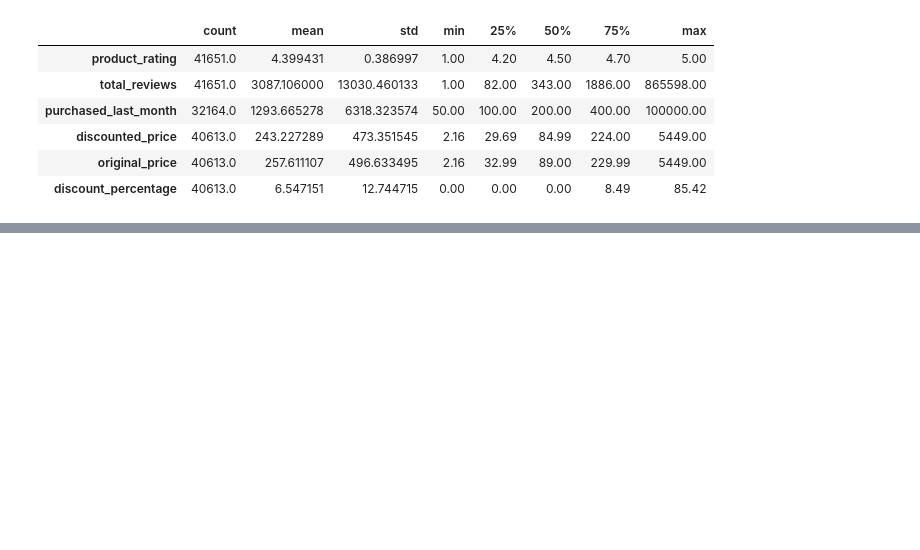
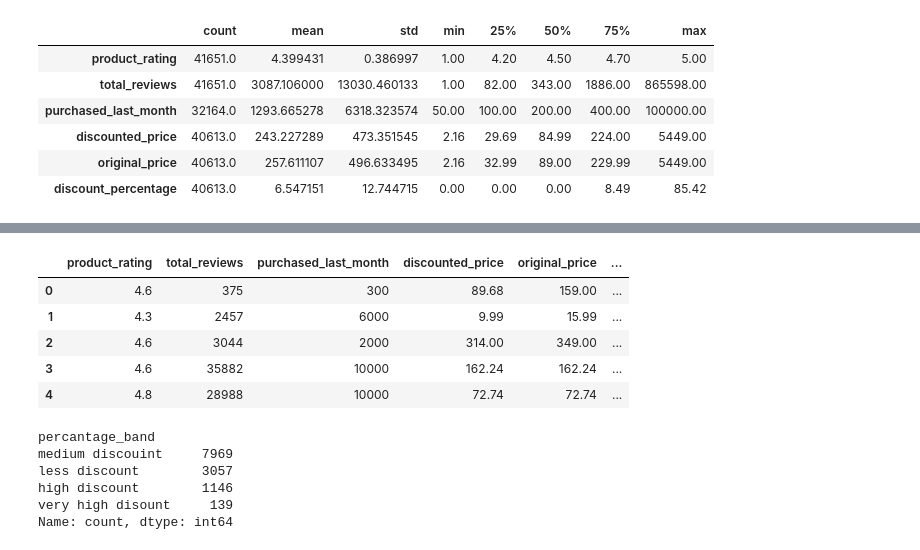
Before and after one commit to korapatisrinu/python-learing, a Jupyter notebook: projectdataA.ipynb, the cells around one changed output, grey strips where cells are left out. Saved outputs shown, nothing was run; the diff lists cells and outputs as text; code cells hidden in the pictures; blank space fills up the shorter version.

```diff
--- a/projectdataA.ipynb
+++ b/projectdataA.ipynb
@@ -105,0 +254,2 @@ df.select_dtypes(include="number")
+# %%
+df.drop(columns=["sustainability_tags"], inplace=True)
@@ -105,0 +262,8 @@ df.select_dtypes(include="number")
+# %%
+df["discounted_amount"]=df["original_price"]-df["discounted_price"]
+# %%
+df["estimeted_revenu"]=df["discounted_price"] * df["purchased_last_month"]
+# %%
+df["percantage_band"]=pd.cut(x=df["discount_percentage"],
+                             bins=[0,10,40,70,99],
+                             labels=["less discount","medium discouint","high discount","very high disount"])
@@ -105,0 +290,18 @@ df.select_dtypes(include="number")
+# %%
+df.head()
+# %% [output]
+|  | product_rating | total_reviews | purchased_last_month | discounted_price | original_price | ... |
+| 0 | 4.6 | 375 | 300 | 89.68 | 159.00 | ... |
+| 1 | 4.3 | 2457 | 6000 | 9.99 | 15.99 | ... |
+| 2 | 4.6 | 3044 | 2000 | 314.00 | 349.00 | ... |
+| 3 | 4.6 | 35882 | 10000 | 162.24 | 162.24 | ... |
+| 4 | 4.8 | 28988 | 10000 | 72.74 | 72.74 | ... |
+# %%
+df['percantage_band'].value_counts()
+# %% [output]
+percantage_band
+medium discouint     7969
+less discount        3057
+high discount        1146
+very high disount     139
+Name: count, dtype: int64
```
Also changed, not shown: parts of 22 cells of this notebook, 7 other files.
